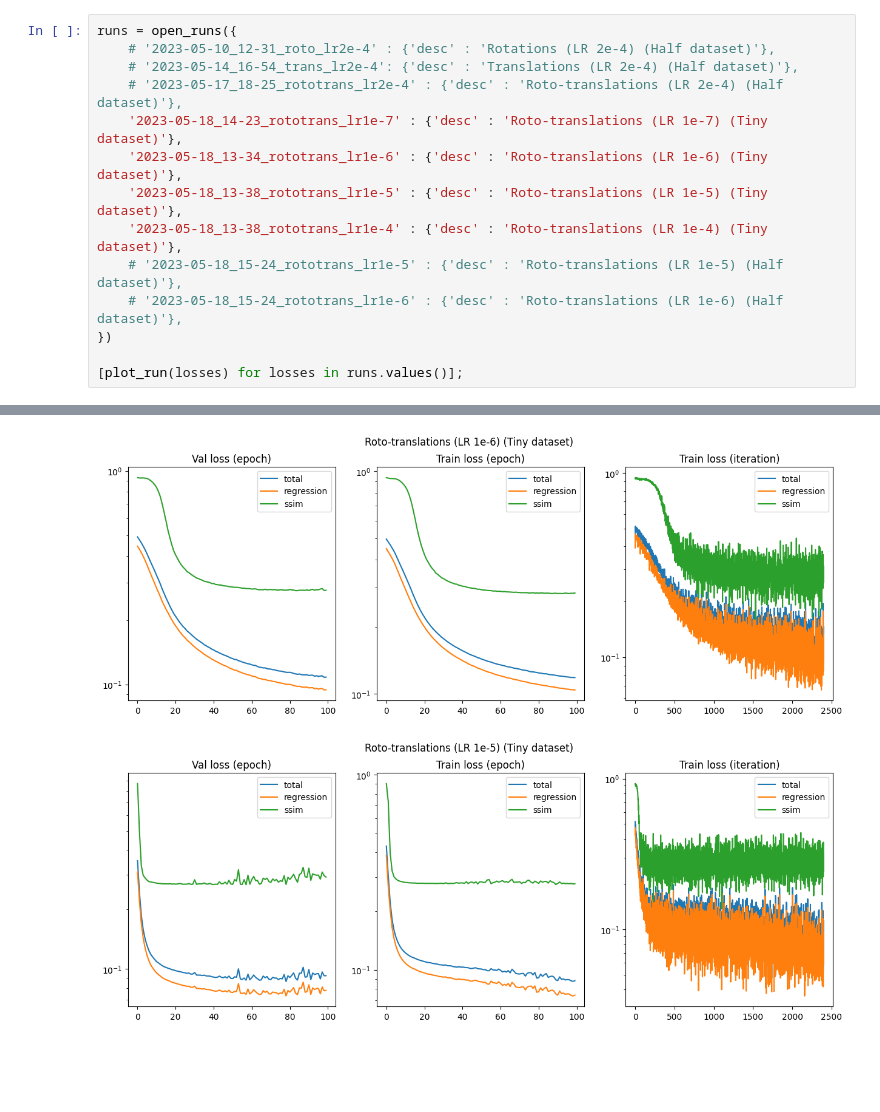
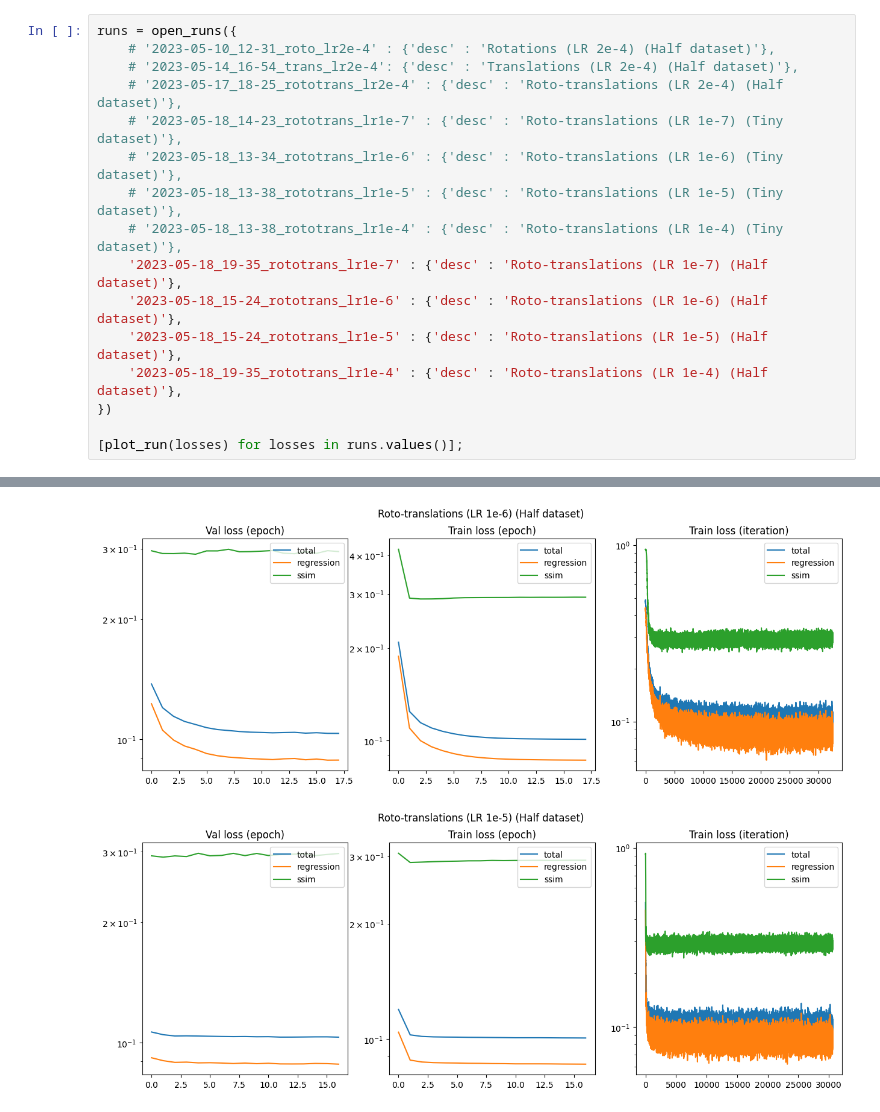
Before and after one commit to elidub/equiv-neural-rendering, a Jupyter notebook: demos/analyze_training.ipynb, the cells around one changed output, grey strips where cells are left out. Cells and saved outputs as stored; diff of their text form; blank space fills up the shorter version.

```diff
--- a/demos/analyze_training.ipynb
+++ b/demos/analyze_training.ipynb
@@ -27,12 +24,14 @@ runs = open_runs({
     # '2023-05-10_12-31_roto_lr2e-4' : {'desc' : 'Rotations (LR 2e-4) (Half dataset)'},
     # '2023-05-14_16-54_trans_lr2e-4': {'desc' : 'Translations (LR 2e-4) (Half dataset)'},
     # '2023-05-17_18-25_rototrans_lr2e-4' : {'desc' : 'Roto-translations (LR 2e-4) (Half dataset)'},
-    '2023-05-18_14-23_rototrans_lr1e-7' : {'desc' : 'Roto-translations (LR 1e-7) (Tiny dataset)'},
-    '2023-05-18_13-34_rototrans_lr1e-6' : {'desc' : 'Roto-translations (LR 1e-6) (Tiny dataset)'},
-    '2023-05-18_13-38_rototrans_lr1e-5' : {'desc' : 'Roto-translations (LR 1e-5) (Tiny dataset)'},
-    '2023-05-18_13-38_rototrans_lr1e-4' : {'desc' : 'Roto-translations (LR 1e-4) (Tiny dataset)'},
-    # '2023-05-18_15-24_rototrans_lr1e-5' : {'desc' : 'Roto-translations (LR 1e-5) (Half dataset)'},
-    # '2023-05-18_15-24_rototrans_lr1e-6' : {'desc' : 'Roto-translations (LR 1e-6) (Half dataset)'},
+    # '2023-05-18_14-23_rototrans_lr1e-7' : {'desc' : 'Roto-translations (LR 1e-7) (Tiny dataset)'},
+    # '2023-05-18_13-34_rototrans_lr1e-6' : {'desc' : 'Roto-translations (LR 1e-6) (Tiny dataset)'},
+    # '2023-05-18_13-38_rototrans_lr1e-5' : {'desc' : 'Roto-translations (LR 1e-5) (Tiny dataset)'},
+    # '2023-05-18_13-38_rototrans_lr1e-4' : {'desc' : 'Roto-translations (LR 1e-4) (Tiny dataset)'},
+    '2023-05-18_19-35_rototrans_lr1e-7' : {'desc' : 'Roto-translations (LR 1e-7) (Half dataset)'},
+    '2023-05-18_15-24_rototrans_lr1e-6' : {'desc' : 'Roto-translations (LR 1e-6) (Half dataset)'},
+    '2023-05-18_15-24_rototrans_lr1e-5' : {'desc' : 'Roto-translations (LR 1e-5) (Half dataset)'},
+    '2023-05-18_19-35_rototrans_lr1e-4' : {'desc' : 'Roto-translations (LR 1e-4) (Half dataset)'},
 })
 
 [plot_run(losses) for losses in runs.values()];
@@ -41,2 +40,2 @@ runs = open_runs({
-[figure, old version]
+[figure, new version]
-[figure, old version]
+[figure, new version]
```
Also changed, not shown: parts of 2 cells of this notebook, 6 other files.
